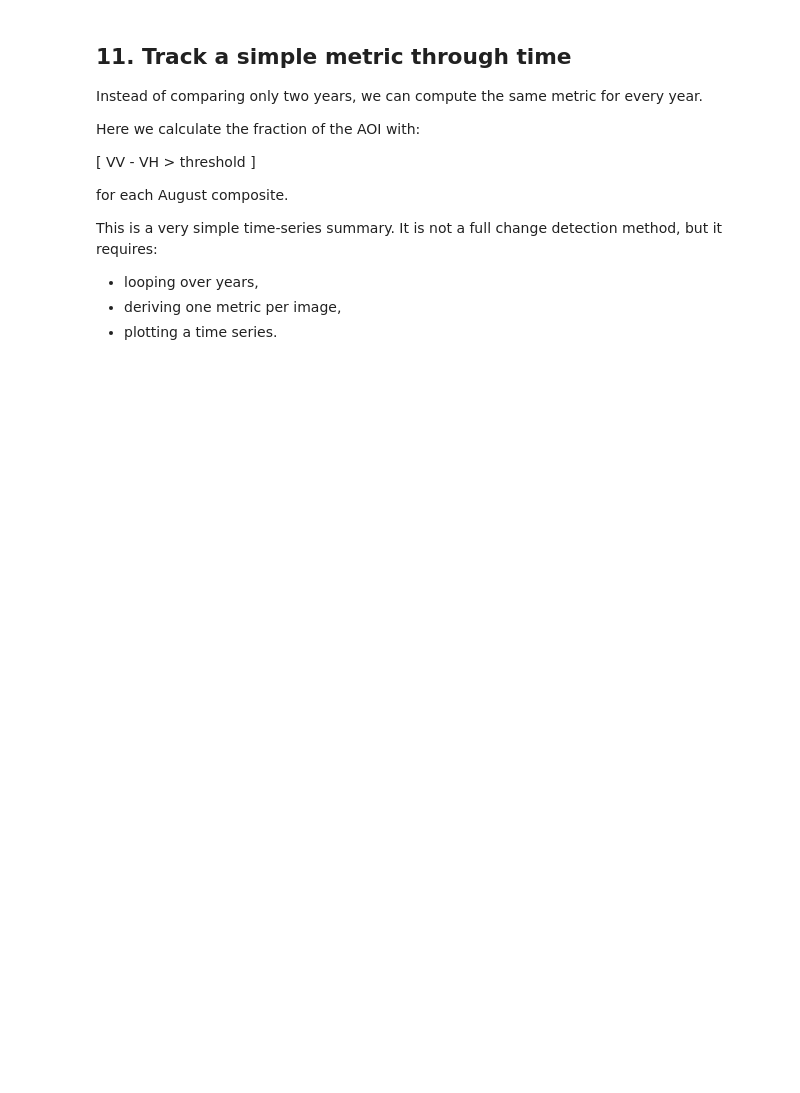
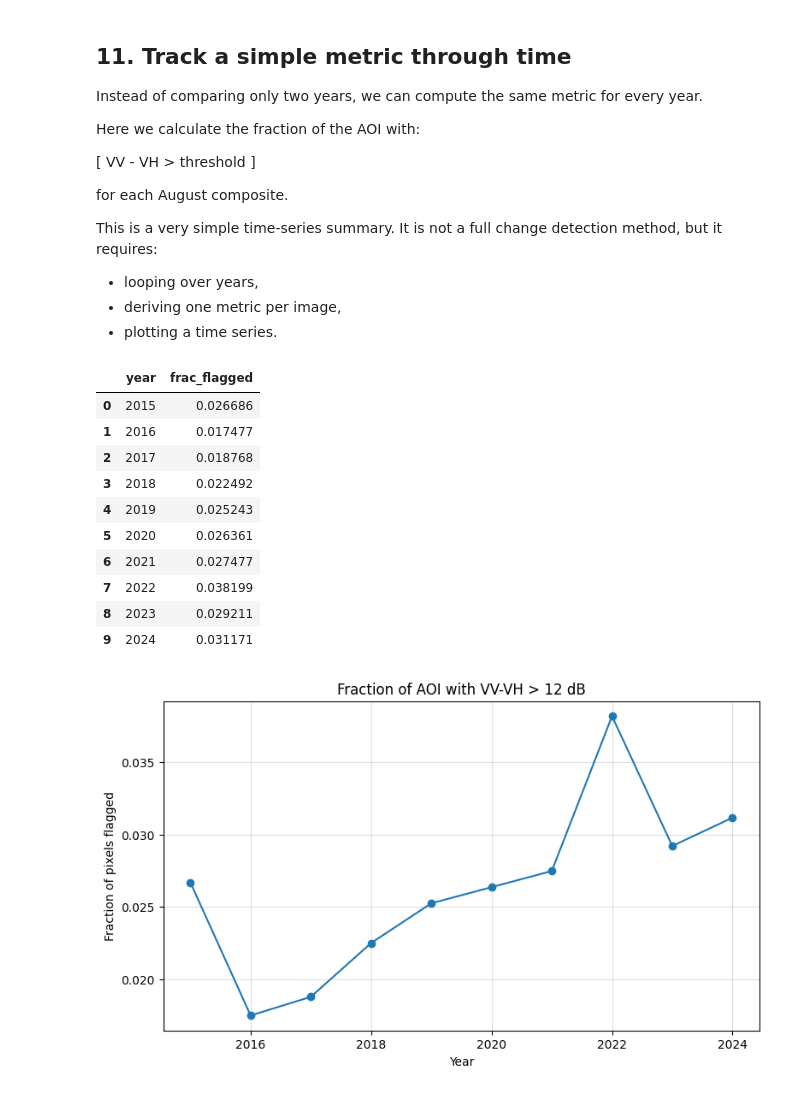
Before and after one commit to SzymonSkrzypczyk/eolabs, a Jupyter notebook: SAR_Lab_1/Lab_1.SAR_urban_development.ipynb, the cells around one changed output. Saved outputs shown, nothing was run; the diff lists cells and outputs as text; code cells hidden in the pictures; blank space fills up the shorter version.

```diff
--- a/SAR_Lab_1/Lab_1.SAR_urban_development.ipynb
+++ b/SAR_Lab_1/Lab_1.SAR_urban_development.ipynb
@@ -650,0 +662,17 @@ First, notice that this histogram is not centered on 0, it is shifted slightly t
+# %%
+# Build one August median image for every year
+images_by_year = {year: get_monthly_median(year, month=8, region=aoi) for year in years}
+
+first_year = years[0]
+last_year = years[-1]
+
+img_first = images_by_year[first_year]
+img_last = images_by_year[last_year]
+
+m = geemap.Map()
+m.centerObject(aoi, 11)
+m.split_map(
+    left_layer=geemap.ee_tile_layer(img_first.select("VV"), vv_vis, f"VV {first_year}"),
+    right_layer=geemap.ee_tile_layer(img_last.select("VV"), vv_vis, f"VV {last_year}")
+)
+display(m)
@@ -666,35 +696,48 @@ This is a very simple time-series summary. It is not a full change detection met
 - deriving one metric per image,
 - plotting a time series.
 # %%
-ratio_thresh = 15
+ratio_thresh = 12
 rows = []
 
 for year in years:
     yearly = images_by_year[year]
     ratio = yearly.select("VV").subtract(yearly.select("VH")).rename("VVVH")
 
     frac_flagged = ratio.gt(ratio_thresh).reduceRegion(
         reducer=ee.Reducer.mean(),
         geometry=aoi,
         scale=10,
         maxPixels=1e9
     ).get("VVVH").getInfo()
 
     rows.append({
         "year": year,
         "frac_flagged": frac_flagged
     })
 
 df = pd.DataFrame(rows)
 display(df)
 
 plt.figure(figsize=(9, 5))
 plt.plot(df["year"], df["frac_flagged"], marker="o")
 plt.xlabel("Year")
 plt.ylabel("Fraction of pixels flagged")
 plt.title(f"Fraction of AOI with VV-VH > {ratio_thresh} dB")
 plt.grid(True, alpha=0.4)
 plt.show()
+# %% [output]
+|  | year | frac_flagged |
+| 0 | 2015 | 0.026686 |
+| 1 | 2016 | 0.017477 |
+| 2 | 2017 | 0.018768 |
+| 3 | 2018 | 0.022492 |
+| 4 | 2019 | 0.025243 |
+| 5 | 2020 | 0.026361 |
+| 6 | 2021 | 0.027477 |
+| 7 | 2022 | 0.038199 |
+| 8 | 2023 | 0.029211 |
+| 9 | 2024 | 0.031171 |
+[figure, added]
 # %% [markdown]
 **QUESTION (8 pts):**
 
```
Also changed, not shown: parts of 12 cells of this notebook, 1 other file.
